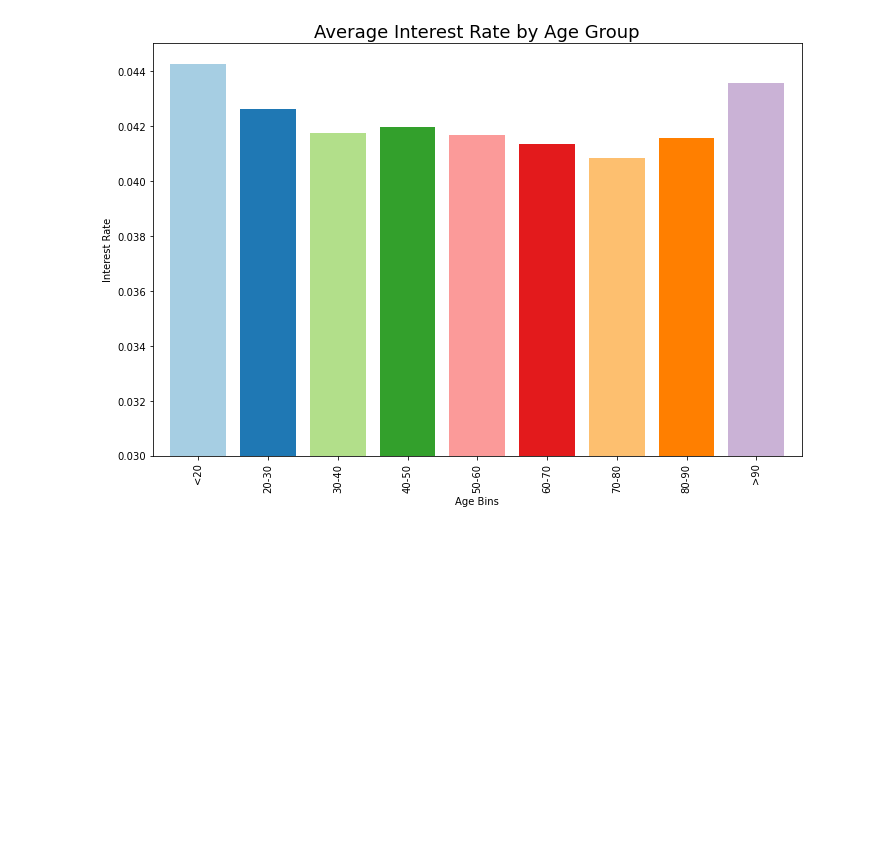
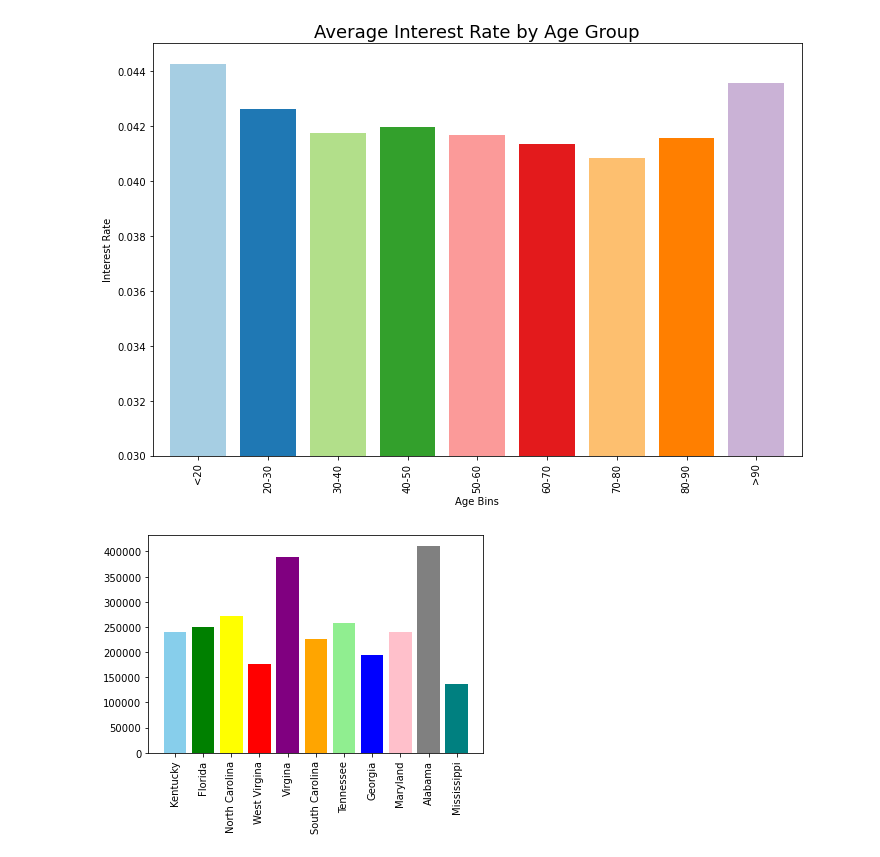
Before and after one commit to bmkennedyii/Project_1, a Jupyter notebook: Age & State /Graphs.ipynb, the cells around one changed output. Cells and saved outputs as stored; diff of their text form; code cells hidden in the pictures; blank space fills up the shorter version.

Commit message:
added state graph

```diff
--- a/Age & State /Graphs.ipynb
+++ b/Age & State /Graphs.ipynb
@@ -565,3 +565,24 @@ plt.savefig("Graph Images/age_group_rates.png")
 plt.show()
 # %% [output]
 [figure]
+# %%
+df['StateFIPS'] = df['StateFIPS'].astype(str)
+df['StateFIPS'] = df['StateFIPS'].replace(
+    {'1': 'Alabama', '12': 'Florida', '13': "Georgia", '21': 'Kentucky',
+    '24': 'Maryland', '28': 'Mississippi', '37': 'North Carolina', '45': 'South Carolina',
+    '47': 'Tennessee', '51': 'Virgina', '54': 'West Virgina'})
+# %%
+states= df["StateFIPS"].unique()
+# %%
+states_group= df.groupby("StateFIPS")
+x_state= np.arange(len(states))
+y_amount= states_group["Amount"].mean()
+color= ["Skyblue", "Green", "Yellow", "Red", "Purple", "Orange", "lightgreen", "blue", "pink", "grey", "teal"]
+plt.bar(x_state, y_amount, color=color)
+plt.xticks(range(11),states, rotation=90)
+plt.ylabel("Amount ($)")
+plt.tight_layout()
+plt.savefig("../Images/")
+plt.show()
+# %% [output]
+[figure, added]
```
Also changed, not shown: 1 other file.
